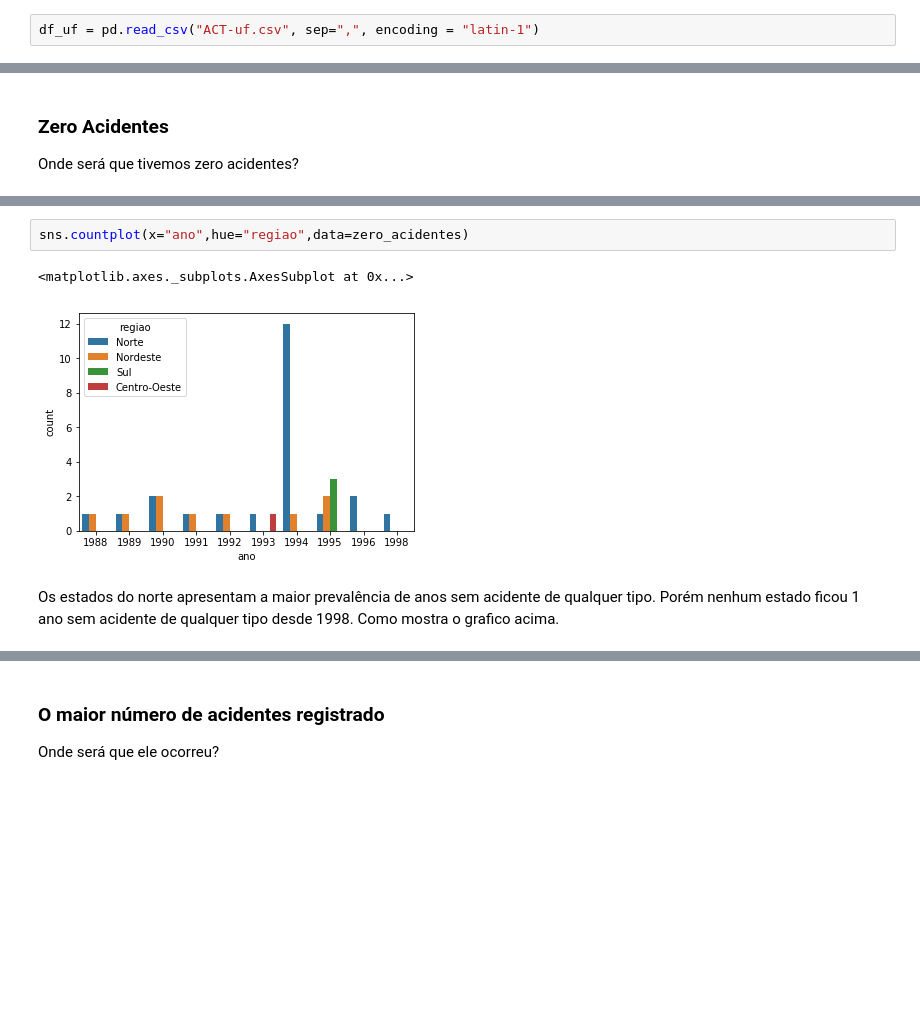
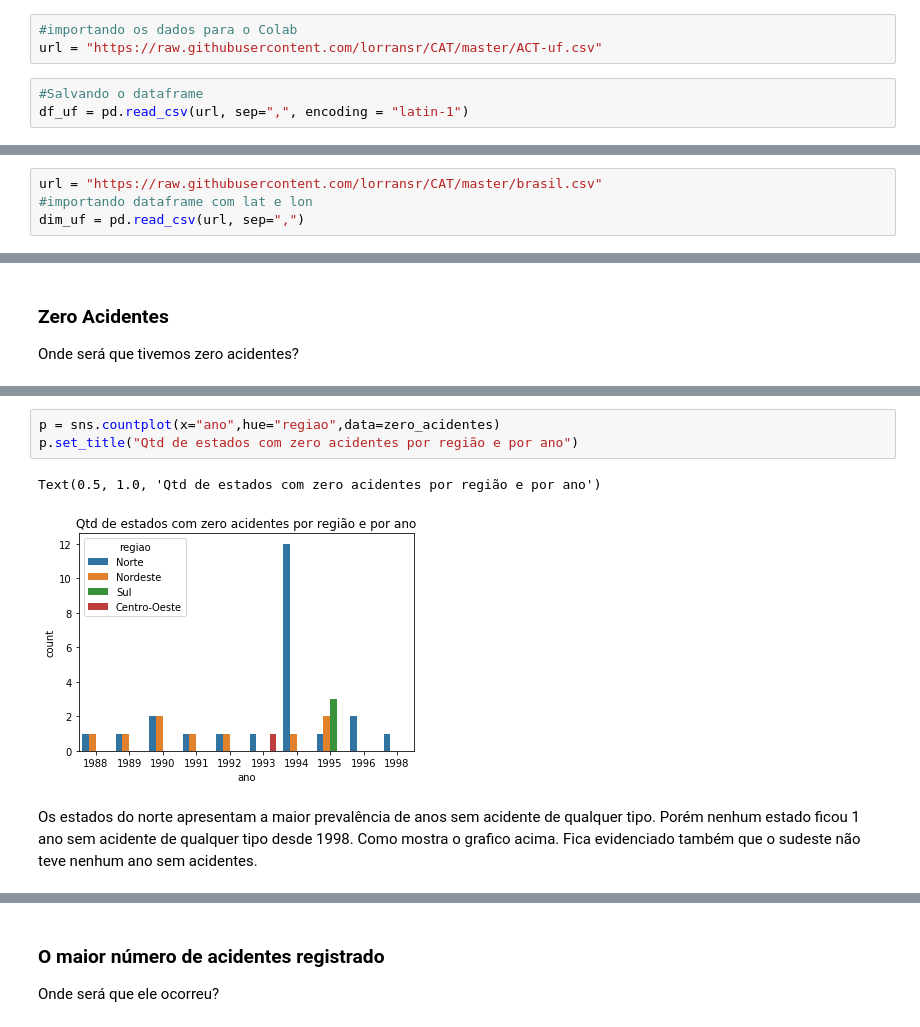
Before and after one commit to lorransr/CAT, a Jupyter notebook: Acidentes_de_Trabalho.ipynb, the cells around one changed output, grey strips where cells are left out. Drawn from its saved outputs; the diff is of its cells as text; blank space fills up the shorter version.

```diff
--- a/Acidentes_de_Trabalho.ipynb
+++ b/Acidentes_de_Trabalho.ipynb
@@ -56,3 +47,7 @@ for fn in uploaded.keys():
+# %%
+#importando os dados para o Colab
+url = "https://raw.githubusercontent.com/lorransr/CAT/master/ACT-uf.csv"
 # %%
-df_uf = pd.read_csv("ACT-uf.csv", sep=",", encoding = "latin-1")
+#Salvando o dataframe
+df_uf = pd.read_csv(url, sep=",", encoding = "latin-1")
 # %%
@@ -82,3 +80,7 @@ dim_uf = pd.read_csv("brasil.csv", sep=",")
+# %%
+url = "https://raw.githubusercontent.com/lorransr/CAT/master/brasil.csv"
+#importando dataframe com lat e lon
+dim_uf = pd.read_csv(url, sep=",")
 # %%
 dim_uf.head()
 # %% [output]
@@ -179,10 +191,11 @@ zero_acidentes.sort_values(["regiao","estado","ano"]).drop(labels=["latitude","l
 | 2126 | 1995 | Rio Grande do Sul | Trajeto-Com Cat | 0.0 | Sul |
 | 2127 | 1995 | Rio Grande do Sul | Doença do Trabalho-Com Cat | 0.0 | Sul |
 # %%
-sns.countplot(x="ano",hue="regiao",data=zero_acidentes)
+p = sns.countplot(x="ano",hue="regiao",data=zero_acidentes)
+p.set_title("Qtd de estados com zero acidentes por região e por ano")
 # %% [output]
-<matplotlib.axes._subplots.AxesSubplot at 0x...>
+Text(0.5, 1.0, 'Qtd de estados com zero acidentes por região e por ano')
-[figure, old version]
+[figure, new version]
 # %% [markdown]
-Os estados do norte apresentam a maior prevalência de anos sem acidente de qualquer tipo. Porém nenhum estado ficou 1 ano sem acidente de qualquer tipo desde 1998. Como mostra o grafico acima.
+Os estados do norte apresentam a maior prevalência de anos sem acidente de qualquer tipo. Porém nenhum estado ficou 1 ano sem acidente de qualquer tipo desde 1998. Como mostra o grafico acima. Fica evidenciado também que o sudeste não teve  nenhum ano sem acidentes.
 # %%
```
Also changed, not shown: parts of 37 cells of this notebook.
